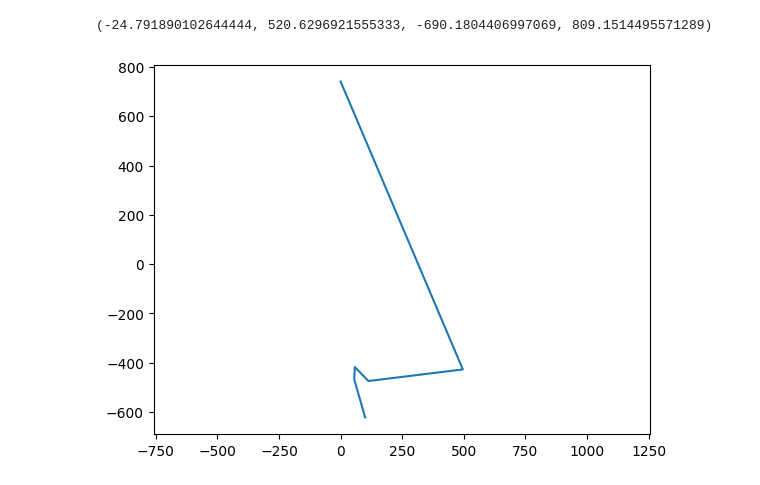
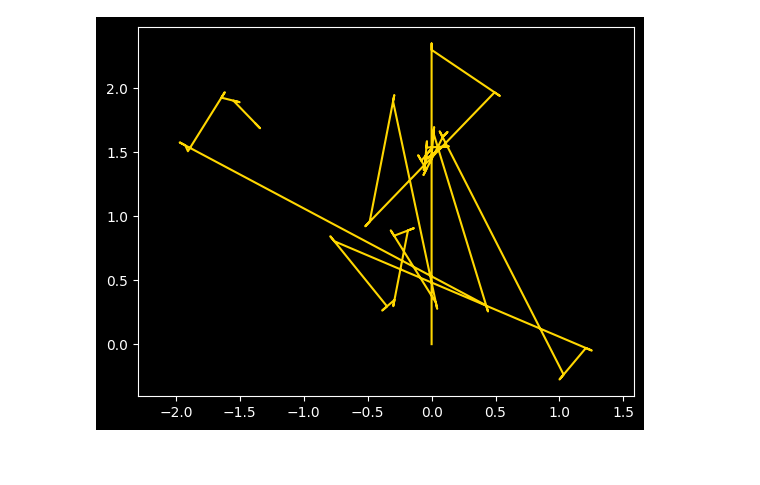
Before and after one commit to gerritnowald/myMindstormsEV3projects, a Jupyter notebook: 1_Gerd_path_tracking/post_processing/path.ipynb, the cells around one changed output. Cells and saved outputs as stored; diff of their text form; code cells hidden in the pictures; blank space fills up the shorter version.

Commit message:
simplified path calculation

```diff
--- a/1_Gerd_path_tracking/post_processing/path.ipynb
+++ b/1_Gerd_path_tracking/post_processing/path.ipynb
@@ -5,14 +5,8 @@ import pandas as pd
 # %%
 df = pd.read_csv('path.csv')
 
-df['part'] = df[' distance / mm'].diff()
-df.loc[0,'part'] = df.loc[0, ' distance / mm']
-
-df['Δx'] = df['part'] * np.sin(df[' angle / °'] * np.pi/180)
-df['Δy'] = df['part'] * np.cos(df[' angle / °'] * np.pi/180)
-
-df['x'] = df['Δx'].cumsum()
-df['y'] = df['Δy'].cumsum()
+df['x'] = (df[' distance / mm'] * np.sin(df[' angle / °'] * np.pi/180)).cumsum()
+df['y'] = (df[' distance / mm'] * np.cos(df[' angle / °'] * np.pi/180)).cumsum()
 
 df
 # %% [output]
@@ -26,6 +30,8 @@ df
 # %%
-plt.plot(df['x'],df['y'])
+plt.style.use('dark_background')
+plt.plot(df['x'],df['y'], color='gold')
 plt.axis('equal')
+
+# plt.savefig('path.png', transparent=True)
 # %% [output]
-(-24.791890102644444, 520.6296921555333, -690.1804406997069, 809.1514495571289)
-[figure, old version]
+[figure, new version]
```
Also changed, not shown: parts of 1 cell of this notebook, 2 other files.
